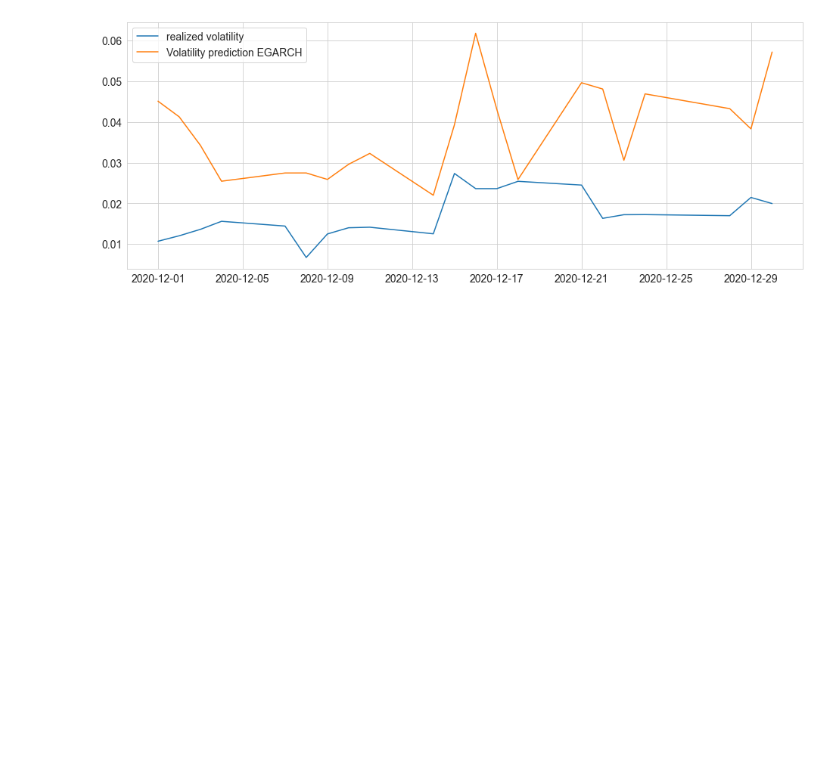
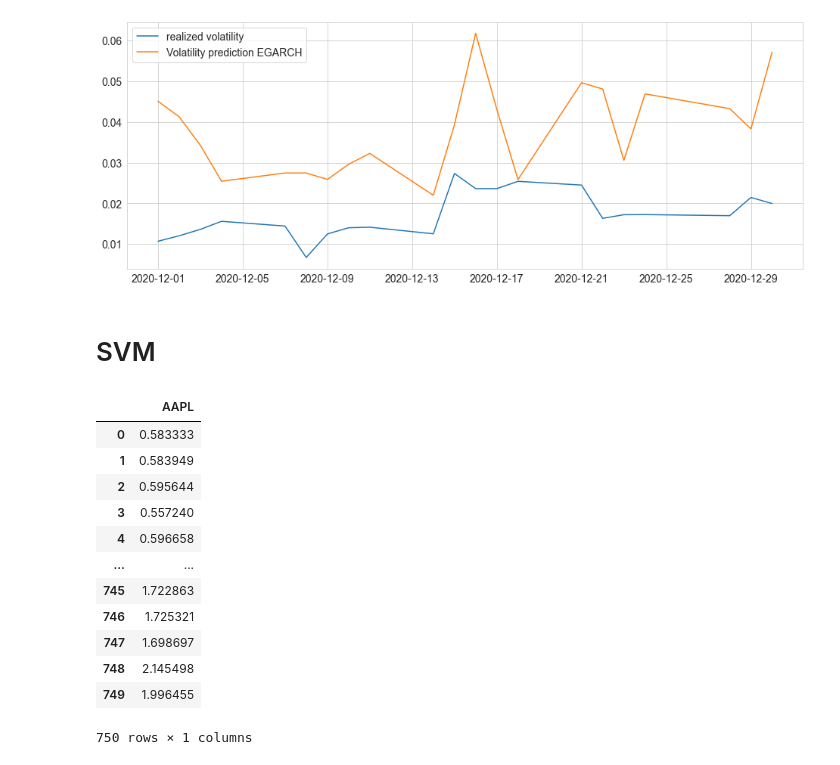
Before and after one commit to corentinwerenne/volatility_prediction, a Jupyter notebook: main.ipynb, the cells around one changed output. Drawn from its saved outputs; the diff is of its cells as text; code cells hidden in the pictures; blank space fills up the shorter version.

```diff
--- a/main.ipynb
+++ b/main.ipynb
@@ -298,3 +303,25 @@ plt.legend()
 plt.show()
 # %% [output]
 [figure]
+# %% [markdown]
+# SVM
+# %%
+realized_vol_aapl = returns['AAPL'].rolling(5).std()
+realized_vol_aapl = pd.DataFrame(realized_vol_aapl)
+realized_vol_aapl.dropna(axis=0, inplace=True)
+realized_vol_aapl.reset_index(drop=True, inplace=True)
+realized_vol_aapl
+# %% [output]
+|  | AAPL |
+| 0 | 0.583333 |
+| 1 | 0.583949 |
+| 2 | 0.595644 |
+| 3 | 0.557240 |
+| 4 | 0.596658 |
+| ... | ... |
+| 745 | 1.722863 |
+| 746 | 1.725321 |
+| 747 | 1.698697 |
+| 748 | 2.145498 |
+| 749 | 1.996455 |
+750 rows × 1 columns
```
Also changed, not shown: parts of 15 cells of this notebook.
